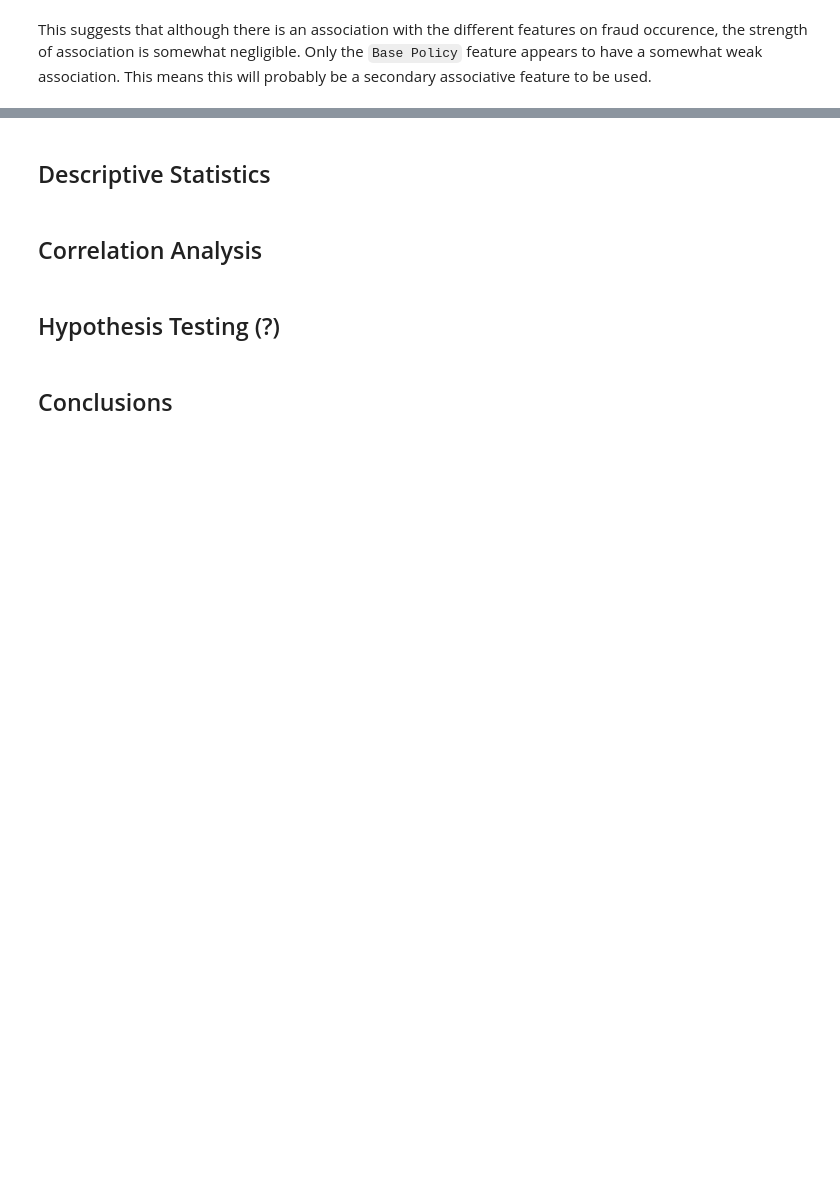
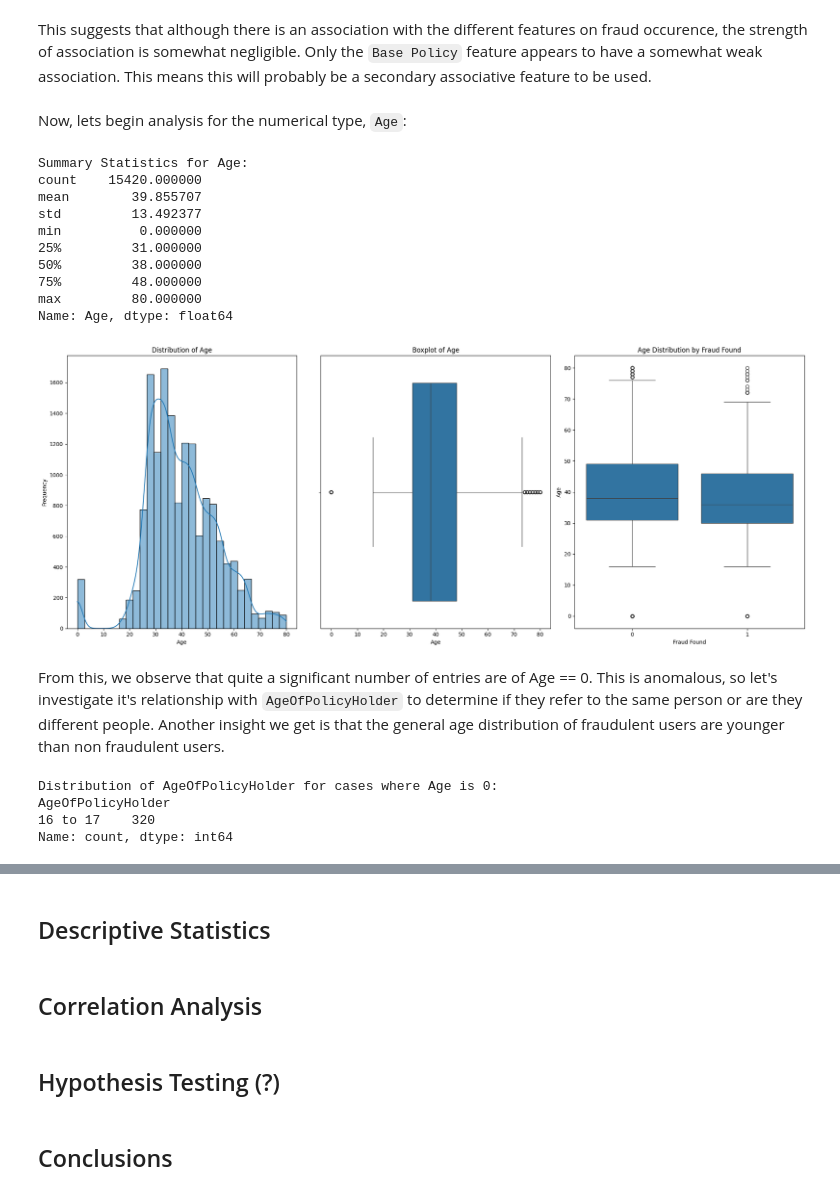
Before and after one commit to lulucopter/dsa4263-fraud-detection, a Jupyter notebook: eda.ipynb, the cells around one changed output, grey strips where cells are left out. Saved outputs shown, nothing was run; the diff lists cells and outputs as text; code cells hidden in the pictures; blank space fills up the shorter version.

Commit message:
Add Age and Sex Analysis

```diff
--- a/eda.ipynb
+++ b/eda.ipynb
@@ -1096,2 +1161,55 @@ for col in columns:
 # %% [markdown]
 This suggests that although there is an association with the different features on fraud occurence, the strength of association is somewhat negligible. Only the `Base Policy` feature appears to have a somewhat weak association. This means this will probably be a secondary associative feature to be used.
+# %% [markdown]
+Now, lets begin analysis for the numerical type, `Age`:
+# %%
+# Summary statistics
+print("Summary Statistics for Age:")
+print(df['Age'].describe())
+
+fig, axs = plt.subplots(1, 3, figsize=(20, 8))
+
+# Histogram with KDE
+sns.histplot(df['Age'], kde=True, bins=30, ax=axs[0])
+axs[0].set_title('Distribution of Age')
+axs[0].set_xlabel('Age')
+axs[0].set_ylabel('Frequency')
+
+# Boxplot
+sns.boxplot(x=df['Age'], ax=axs[1])
+axs[1].set_title('Boxplot of Age')
+axs[1].set_xlabel('Age')
+
+# Boxplot showing relationship with the target variable
+sns.boxplot(x='FraudFound_P', y='Age', data=df, ax=axs[2])
+axs[2].set_title('Age Distribution by Fraud Found')
+axs[2].set_xlabel('Fraud Found')
+axs[2].set_ylabel('Age')
+
+# Adjust layout and show the plot
+plt.tight_layout()
+plt.show()
+# %% [output]
+Summary Statistics for Age:
+count    15420.000000
+mean        39.855707
+std         13.492377
+min          0.000000
+25%         31.000000
+50%         38.000000
+75%         48.000000
+max         80.000000
+Name: Age, dtype: float64
+[figure, added]
+# %% [markdown]
+From this, we observe that quite a significant number of entries are of Age == 0. This is anomalous, so let's investigate it's relationship with `AgeOfPolicyHolder` to determine if they refer to the same person or are they different people. Another insight we get is that the general age distribution of fraudulent users are younger than non fraudulent users.
+# %%
+age_zero_df = df[df['Age'] == 0]
+age_zero_distribution = age_zero_df['AgeOfPolicyHolder'].value_counts()
+print("Distribution of AgeOfPolicyHolder for cases where Age is 0:")
+print(age_zero_distribution)
+# %% [output]
+Distribution of AgeOfPolicyHolder for cases where Age is 0:
+AgeOfPolicyHolder
+16 to 17    320
+Name: count, dtype: int64
```
Also changed, not shown: parts of 14 cells of this notebook.
